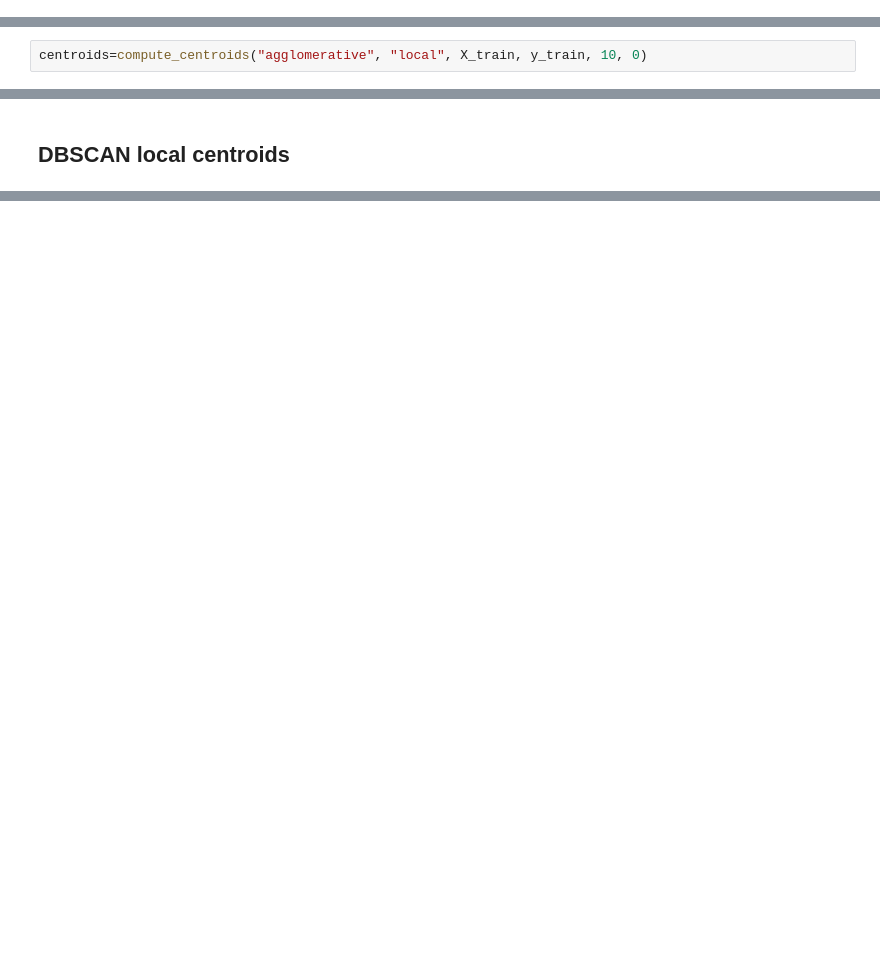
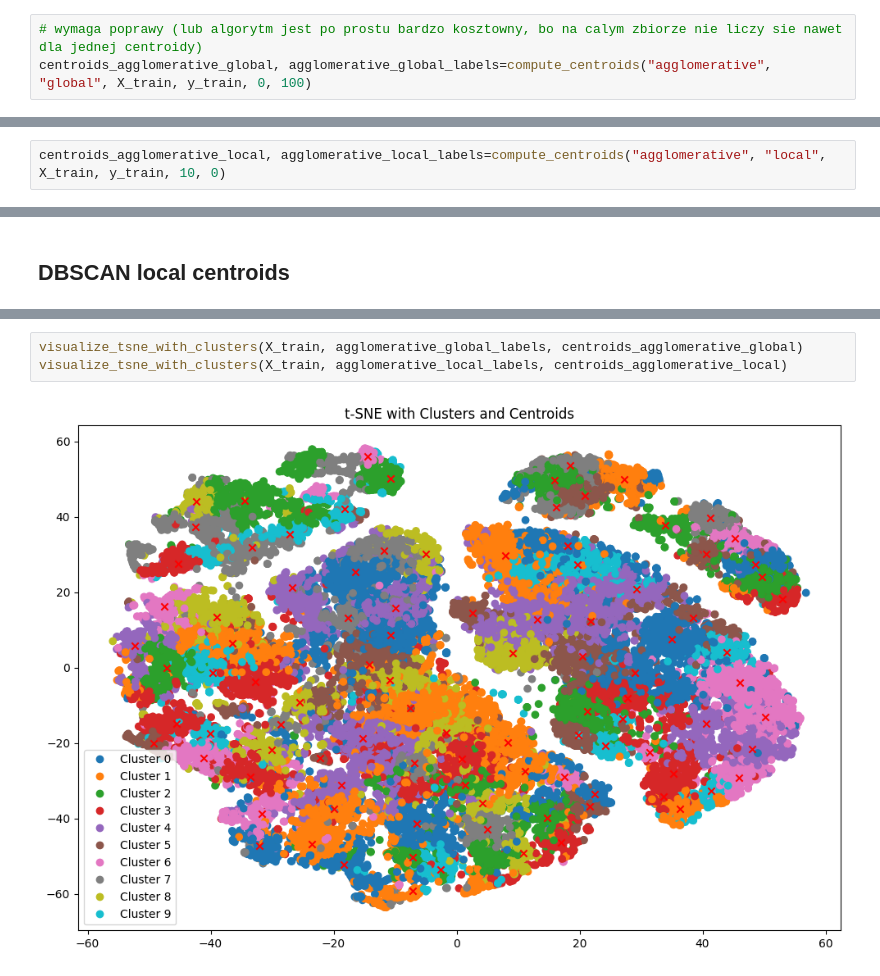
Before and after one commit to blogusz/Centroid-based-supervised-visualization, a Jupyter notebook: main.ipynb, the cells around one changed output, grey strips where cells are left out. Cells and saved outputs as stored; diff of their text form; blank space fills up the shorter version.

```diff
--- a/main.ipynb
+++ b/main.ipynb
@@ -106,0 +114,3 @@ print(centroids)
+# %%
+# wymaga poprawy (lub algorytm jest po prostu bardzo kosztowny, bo na calym zbiorze nie liczy sie nawet dla jednej centroidy)
+centroids_agglomerative_global, agglomerative_global_labels=compute_centroids("agglomerative", "global", X_train, y_train, 0, 100)
@@ -107,5 +137,5 @@ print(centroids)
 # %% [markdown]
 ## Agglomerative clustering local centroids
 # %%
-centroids=compute_centroids("agglomerative", "local", X_train, y_train, 10, 0)
+centroids_agglomerative_local, agglomerative_local_labels=compute_centroids("agglomerative", "local", X_train, y_train, 10, 0)
 # %%
@@ -161,0 +259,5 @@ print(centroids.shape)
+# %%
+visualize_tsne_with_clusters(X_train, agglomerative_global_labels, centroids_agglomerative_global)
+visualize_tsne_with_clusters(X_train, agglomerative_local_labels, centroids_agglomerative_local)
+# %% [output]
+[figure, added]
```
Also changed, not shown: parts of 32 cells of this notebook, 2 other files.
